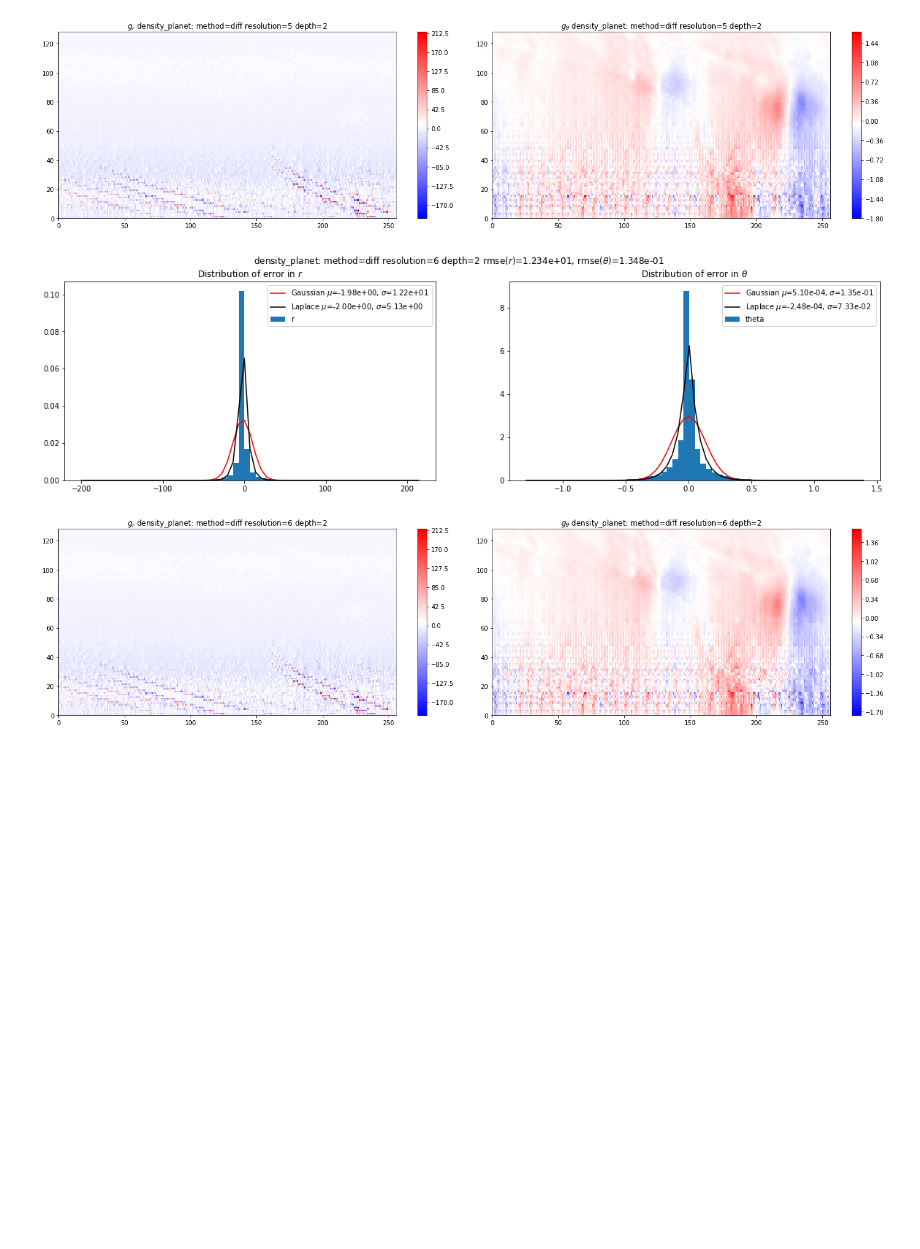
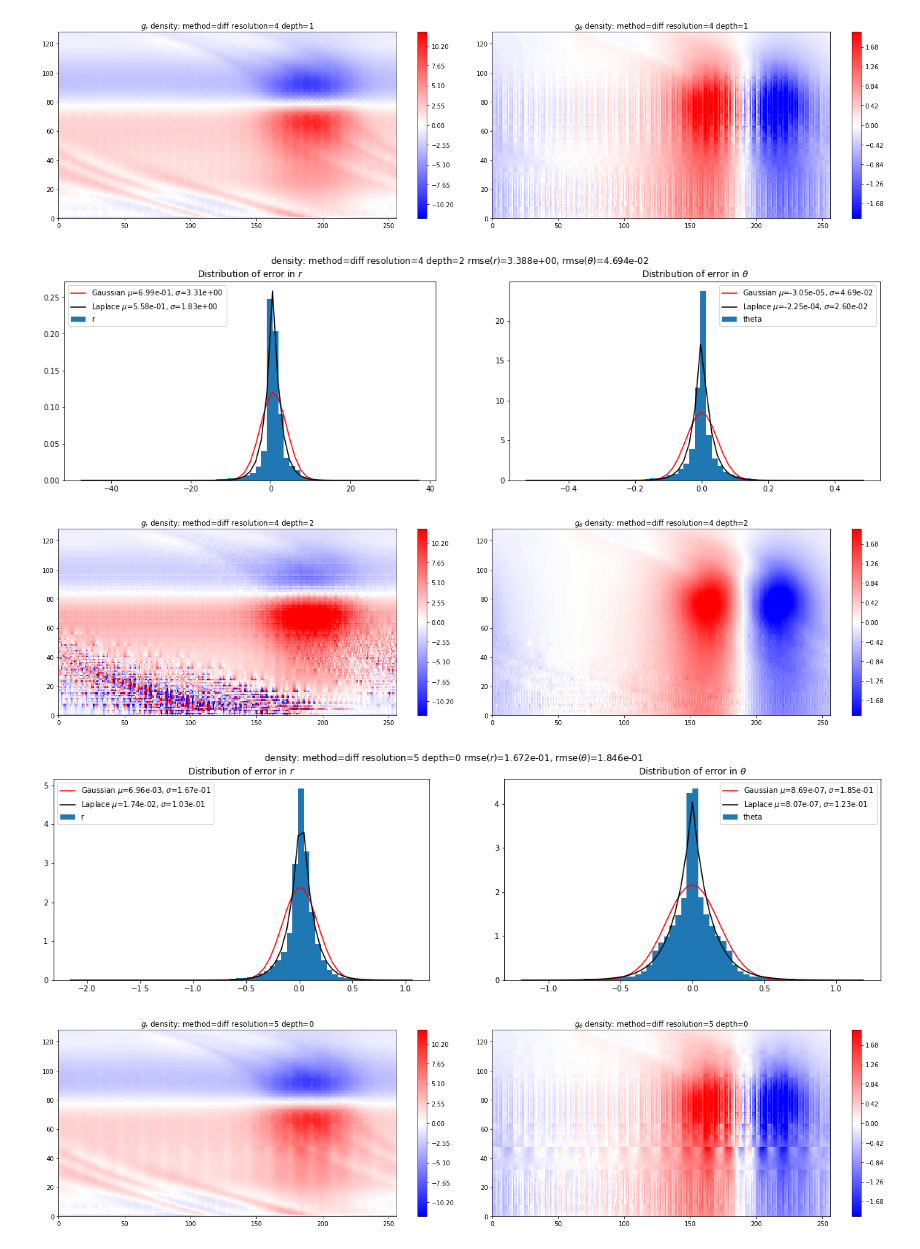
Before and after one commit to spiderdaddy/CSII, a Jupyter notebook: python/Plot-Errors.ipynb, the cells around one changed output. Cells and saved outputs as stored; diff of their text form; code cells hidden in the pictures; blank space fills up the shorter version.

```diff
--- a/python/Plot-Errors.ipynb
+++ b/python/Plot-Errors.ipynb
@@ -55,7 +55,7 @@ def plot_diff( result_name, tree, baseline, method, resolution, depth ):
     plt.show()
 
 
-def plot_gfig( fig, ax, values ):
+def plot_gfig( fig, ax, values, zmin, zmax ):
 
    # generate 2 2d grids for the x & y bounds
     y, x = np.mgrid[0:128,0:256]
@@ -65,7 +65,8 @@ def plot_gfig( fig, ax, values ):
     # x and y are bounds, so z should be the value *inside* those bounds.
     # Therefore, remove the last value from the z array.
     z = g[:-1, :-1]
-    levels = MaxNLocator(nbins=200).tick_values(z.min(), z.max())
+    #levels = MaxNLocator(nbins=200).tick_values(z.min(), z.max())
+    levels = MaxNLocator(nbins=200).tick_values(zmin, zmax )
 
     # pick the desired colormap, sensible levels, and define a normalization
     # instance which takes data values and translates those into levels.
@@ -81,14 +82,28 @@ def plot_g( result_name, tree, method, resolution, depth ):
     fig, (ax0, ax1) = plt.subplots(ncols=2)
     fig.set_size_inches(h=5, w=20)
 
-    plot_gfig(fig, ax0, tree[0])
+    plot_gfig(fig, ax0, tree[0], -12, 12 )
     ax0.set_title(r"$g_r$ %s: method=%s resolution=%s depth=%s" % ( result_name, method, resolution, depth ))
 
-    plot_gfig(fig, ax1, tree[1])
-    ax1.set_title(r"$g_\theta$ %s: method=%s resolution=%s depth=%s" % ( result_name, method, resolution, depth ))
+    plot_gfig(fig, ax1, tree[1], -2, 2)
+    ax1.set_title(r"$g_\theta$ %s: method=%s resolution=%s depth=%s" % ( result_name, method, resolution, depth))
 
     # adjust spacing between subplots so `ax1` title and `ax0` tick labels
     # don't overlap
     fig.tight_layout()
 
     plt.show()
+# %%
+baseline_density = "../cmake-build-debug/result-density-20180704192455/diff-0-0.csv"
+baseline_density_planet = "../cmake-build-debug/result-density_planet-20180704192455/diff-0-0.csv"
+baseline_density_final_05k = "../cmake-build-debug/result-density_final_05k-20180703174346/sub-1-0.csv"
+
+baseline = pd.read_csv( baseline_density_planet, header=None)
+result_date = "20180705152330"
+result_name = "density_planet"
+for method in ['diff', 'sub']:#['sub', 'diff']:
+    for resolution in [5]:
+        for depth in [0,1,2]:
+            tree = pd.read_csv( "../cmake-build-debug/result-%s-%s/%s-%d-%d.csv" % (result_name, result_date, method, resolution, depth), header=None)
+            plot_diff(result_name, tree, baseline, method, resolution, depth )
+            plot_g(result_name, tree, method, resolution, depth)
@@ -95,14 +123,16 @@ def plot_g( result_name, tree, method, resolution, depth ):
 # %%
-baseline_density = "../cmake-build-debug/result-density-20180704192455/diff-0-0.csv"
+baseline_density = "../cmake-build-debug/result-density-20180704205144/diff-0-0.csv"
 baseline_density_planet = "../cmake-build-debug/result-density_planet-20180704192455/diff-0-0.csv"
 baseline_density_final_05k = "../cmake-build-debug/result-density_final_05k-20180703174346/sub-1-0.csv"
 
-baseline = pd.read_csv( baseline_density_planet, header=None)
-result_date = "20180705132903"
-result_name = "density_planet"
-for depth in [2]:
+baseline = pd.read_csv( baseline_density, header=None)
+
+result_date = "20180705152330"
+result_name = "density"
+
+for method in ['diff', 'sub']:#['sub', 'diff']:
     for resolution in [4,5,6]:
-        for method in ['diff']:
+        for depth in [0,1,2]:
             tree = pd.read_csv( "../cmake-build-debug/result-%s-%s/%s-%d-%d.csv" % (result_name, result_date, method, resolution, depth), header=None)
             plot_diff(result_name, tree, baseline, method, resolution, depth )
             plot_g(result_name, tree, method, resolution, depth)
@@ -113,3 +143,5 @@ for depth in [2]:
-[figure, old version]
+[figure, new version]
-[figure, old version]
+[figure, new version]
-[figure, old version]
+[figure, new version]
+[figure, added]
+[figure, added]
```
Also changed, not shown: parts of 3 cells of this notebook, 2 other files.
